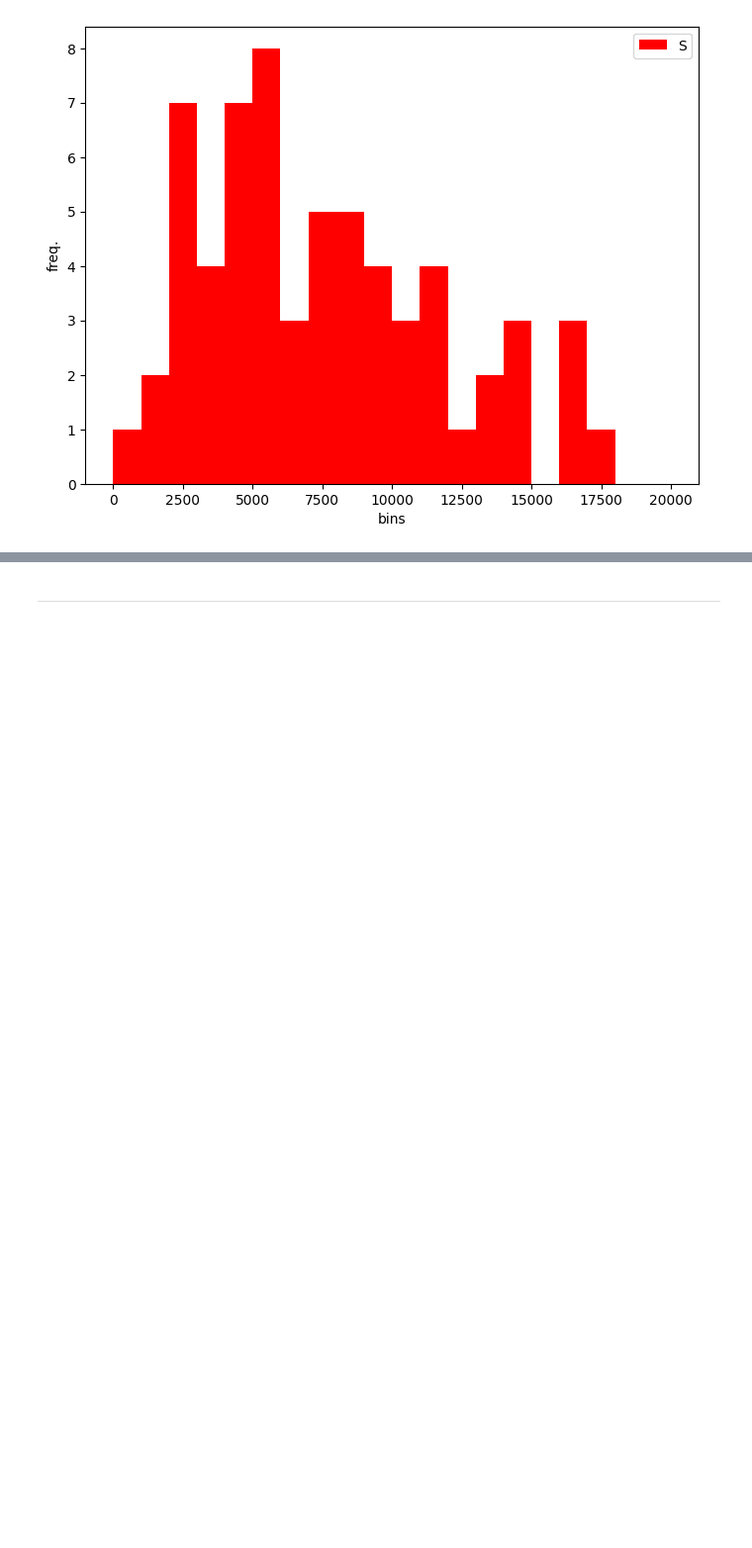
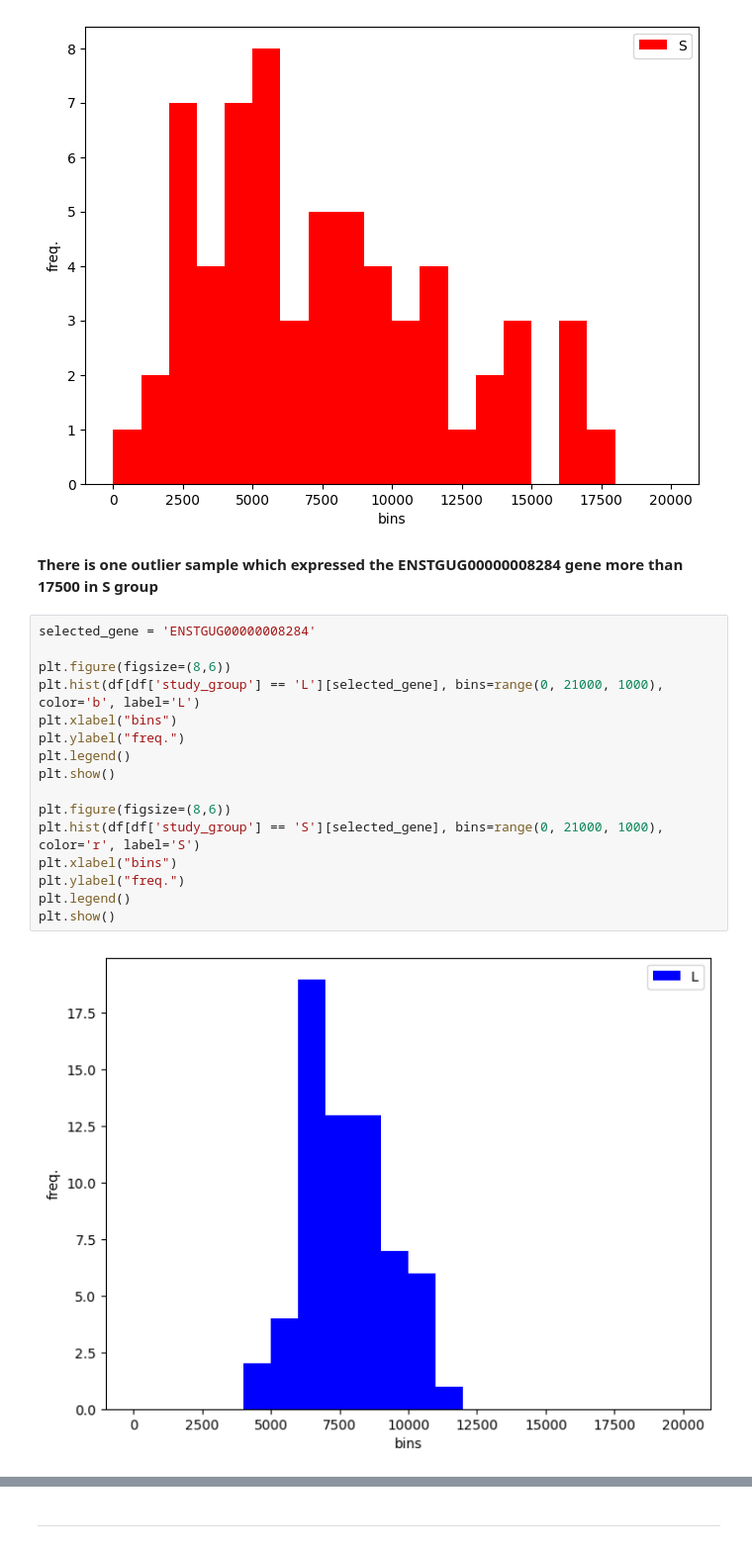
Before and after one commit to amirezzati/bioinformatics-project, a Jupyter notebook: the-songbird-study/SongBirdStudy.ipynb, the cells around one changed output, grey strips where cells are left out. Shown at 99% size. Saved outputs shown, nothing was run; the diff lists cells and outputs as text; blank space fills up the shorter version.

Commit message:
modified an answer, answered some questions about visualization

```diff
--- a/the-songbird-study/SongBirdStudy.ipynb
+++ b/the-songbird-study/SongBirdStudy.ipynb
@@ -1007,3 +1006,23 @@ plt.show()
 # %% [output]
 [figure]
 [figure]
+# %% [markdown]
+**There is one outlier sample which expressed the ENSTGUG00000008284 gene more than 17500 in S group**
+# %%
+selected_gene = 'ENSTGUG00000008284'
+
+plt.figure(figsize=(8,6))
+plt.hist(df[df['study_group'] == 'L'][selected_gene], bins=range(0, 21000, 1000), color='b', label='L')
+plt.xlabel("bins")
+plt.ylabel("freq.")
+plt.legend()
+plt.show()
+
+plt.figure(figsize=(8,6))
+plt.hist(df[df['study_group'] == 'S'][selected_gene], bins=range(0, 21000, 1000), color='r', label='S')
+plt.xlabel("bins")
+plt.ylabel("freq.")
+plt.legend()
+plt.show()
+# %% [output]
+[figure, added]
```
Also changed, not shown: parts of 15 cells of this notebook.
